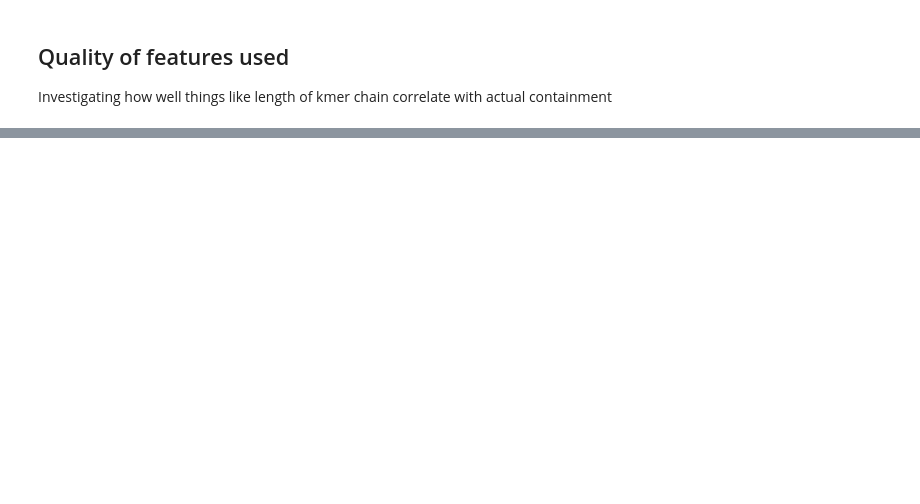
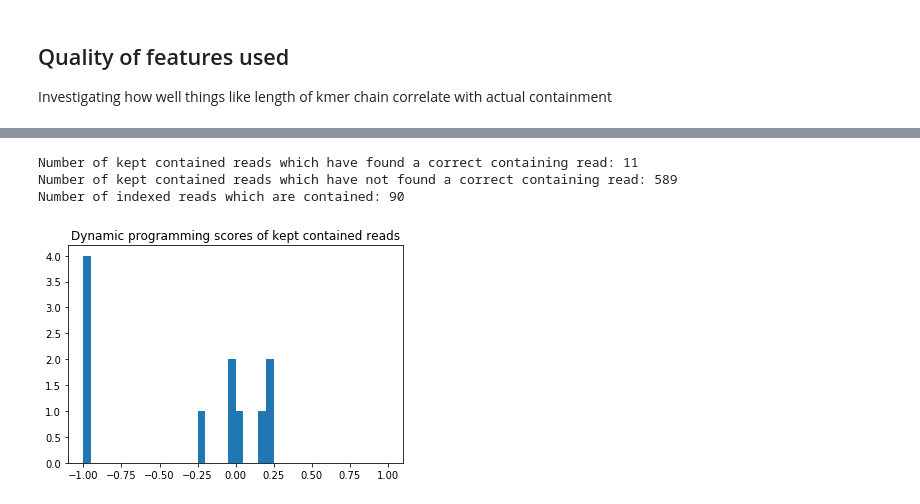
Before and after one commit to mkirsche/LongReadFilter, a Jupyter notebook: visualization/SieveResults.ipynb, the cells around one changed output, grey strips where cells are left out. Saved outputs shown, nothing was run; the diff lists cells and outputs as text; code cells hidden in the pictures; blank space fills up the shorter version.

```diff
--- a/visualization/SieveResults.ipynb
+++ b/visualization/SieveResults.ipynb
@@ -315,15 +346,17 @@ Sample line: ['read8929', '31', '[4388, 4771, 5357, 5458, 7872, 8737, 8988, 9728
 # %%
 for i in range(len(scoreList)):
-    if scoreList[i] < 0 and endLengthList[i] < 622:
-        print(scoreList[i])
-        print(endLengthList[i])
+    if scoreList[i] < 0 and names[indexList[i]] in wronglyRemovedNames:
+        print('Containment index: ' + str(scoreList[i]))
+        print('End length: ' + str(endLengthList[i]))
         tokens = nameToLog[names[indexList[i]]]
-        print(tokens)
+        #print(tokens)
         containingReadName = tokens[9].strip()
-        print(containingReadName)
-        print(str(starts[indexList[i]])+' '+str(ends[indexList[i]]))
+        print('Supposedly contained by: ' + containingReadName)
+        print('My interval: ' + str(starts[indexList[i]])+' '+str(ends[indexList[i]]))
+        if containingReadName == 'none':
+            continue
         containingIndex = nameToIndex[containingReadName]
-        print(str(starts[containingIndex])+' '+str(ends[containingIndex]))
+        print('Containing read interval: ' + str(starts[containingIndex])+' '+str(ends[containingIndex]))
         print(scoreLines[indexList[i]])
         print()
 # %% [output]
@@ -346,0 +383,64 @@ read10450
+# %%
+countYes = 0
+countNo = 0
+
+accountedFor = set()
+
+containedDpScores = []
+uncontainedDpScores = []
+
+for i in range(0, len(scoreList)):
+    curName = names[indexList[i]]
+    tokens = nameToLog[curName]
+    curDp = float(tokens[11].strip())
+
+    if nameToScore[curName] < 0:
+        uncontainedDpScores.append(float(tokens[11].strip()))
+    elif names[indexList[i]] in wronglyKeptNames:
+        tokens = nameToLog[names[indexList[i]]]
+        containingReadName = tokens[9].strip()
+        if containingReadName == 'none':
+            countNo += 1
+            continue
+        containingIndex = nameToIndex[containingReadName]
+        myA, myB = starts[indexList[i]], ends[indexList[i]]
+        theirA, theirB = starts[containingIndex], ends[containingIndex]
+
+        if myA >= theirA and myB <= theirB:
+            containedDpScores.append(curDp)
+            countYes += 1
+        else:
+            countNo += 1
+        accountedFor.add(names[indexList[i]])
+print('Number of kept contained reads which have found a correct containing read: ' + str(countYes))
+print('Number of kept contained reads which have not found a correct containing read: '+str(countNo))
+numIndexedWrong = 0
+for i in range(0, len(lens)):
+    if lens[i] >= 37726 and names[i] in wronglyKeptNames:
+        numIndexedWrong += 1
+        accountedFor.add(names[i])
+print('Number of indexed reads which are contained: ' + str(numIndexedWrong))
+
+for name in wronglyKeptNames:
+    if name not in accountedFor:
+        idx = nameToIndex[name]
+        #print(name + ' ' + str(lens[idx]) + ' ' + str(scoreLines[idx]))
+
+buckets = [-1 + 0.05 * i for i in range(0, 41)]
+
+containedDpScores.sort()
+#print(containedDpScores)
+plt.title('Dynamic programming scores of kept contained reads')
+plt.hist(containedDpScores, bins=buckets)
+plt.show()
+
+uncontainedDpScores.sort()
+#print(uncontainedDpScores)
+plt.title('Dynamic programming scores of uncontained reads')
+plt.hist(uncontainedDpScores, bins=buckets)
+plt.show()
+# %% [output]
+Number of kept contained reads which have found a correct containing read: 11
+Number of kept contained reads which have not found a correct containing read: 589
+Number of indexed reads which are contained: 90
+[figure, added]
```
Also changed, not shown: parts of 8 cells of this notebook, 6 other files.
